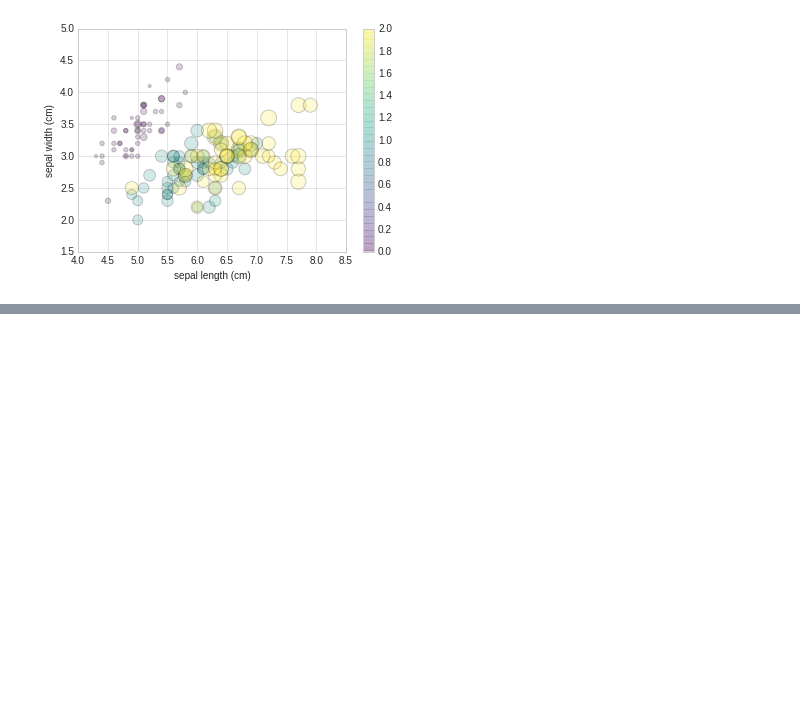
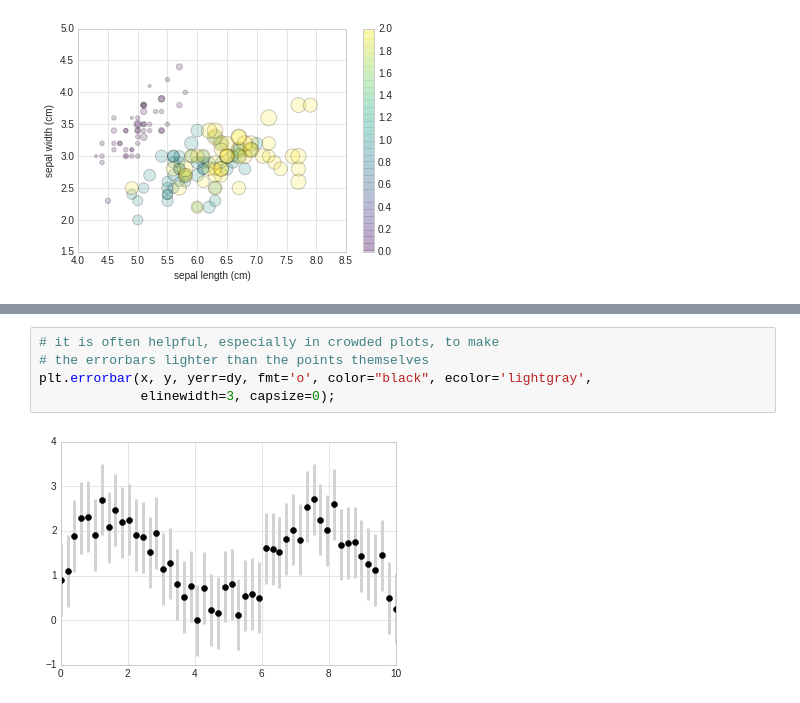
Before and after one commit to aliensmart/machine_learning, a Jupyter notebook: Matplotlib.ipynb, the cells around one changed output, grey strips where cells are left out. Cells and saved outputs as stored; diff of their text form; blank space fills up the shorter version.

```diff
--- a/Matplotlib.ipynb
+++ b/Matplotlib.ipynb
@@ -268,0 +279,7 @@ plt.colorbar();
+# %%
+# it is often helpful, especially in crowded plots, to make
+# the errorbars lighter than the points themselves
+plt.errorbar(x, y, yerr=dy, fmt='o', color="black", ecolor='lightgray',
+             elinewidth=3, capsize=0);
+# %% [output]
+[figure, added]
```
Also changed, not shown: parts of 2 cells of this notebook.
